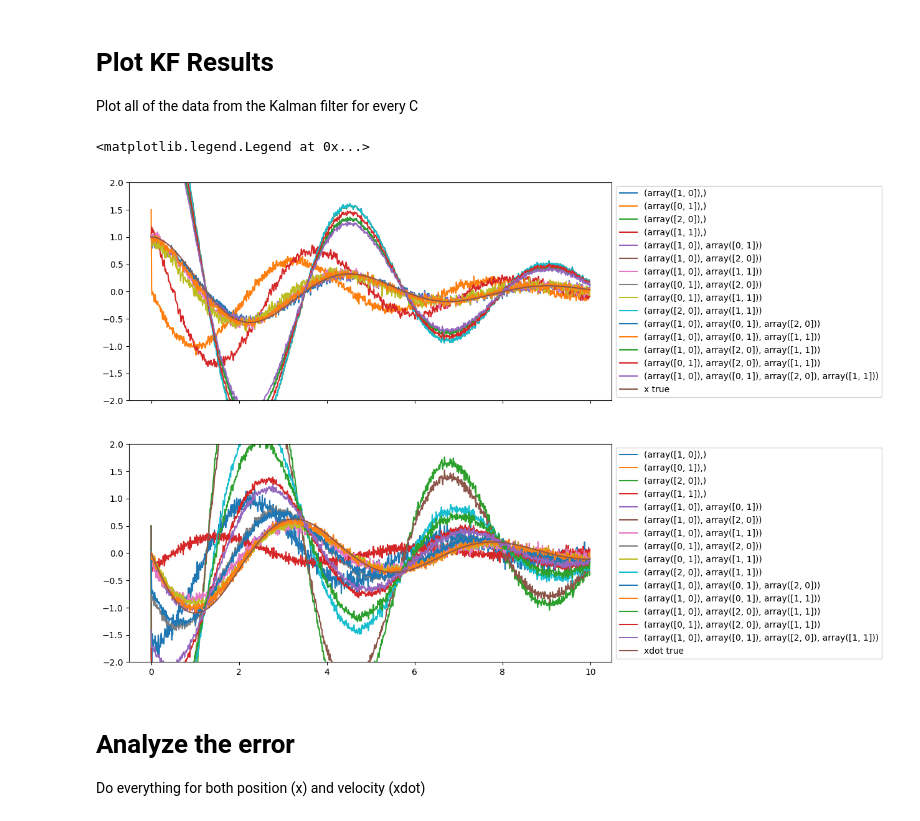
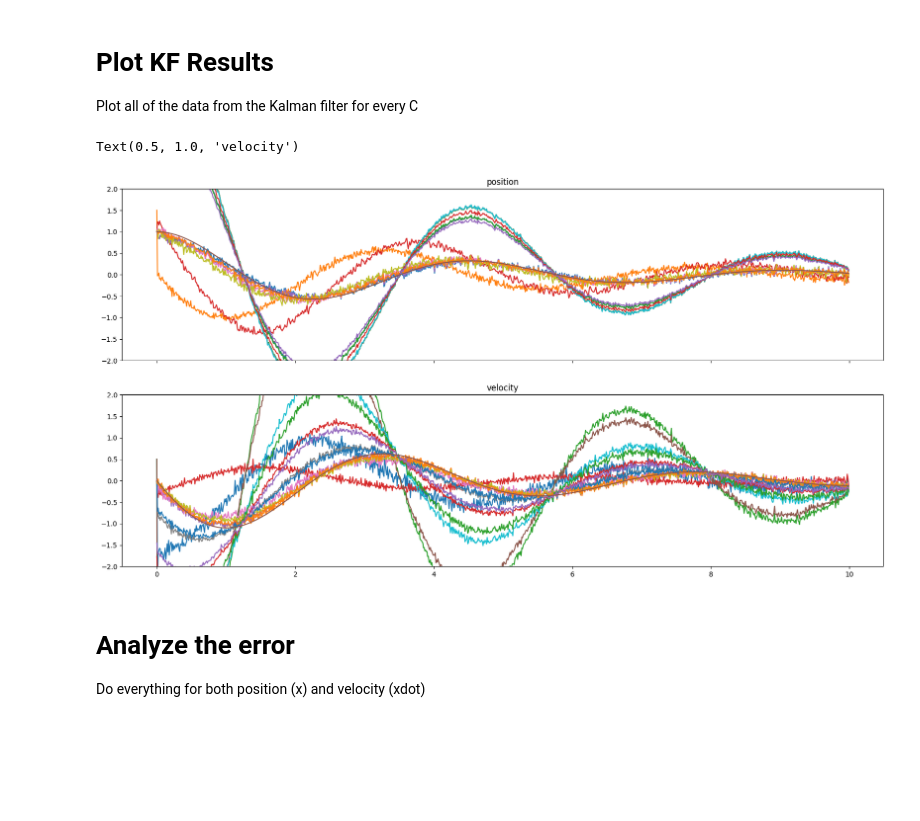
Before and after one commit to jadenmecham/First-Project, a Jupyter notebook: 3 - Sort All Combos/floris-adapted/springmass-sort.ipynb, the cells around one changed output. Saved outputs shown, nothing was run; the diff lists cells and outputs as text; code cells hidden in the pictures; blank space fills up the shorter version.

Commit message:
getting figures for presentation

```diff
--- a/3 - Sort All Combos/floris-adapted/springmass-sort.ipynb
+++ b/3 - Sort All Combos/floris-adapted/springmass-sort.ipynb
@@ -311,25 +327,28 @@ print(results[0]['P0'][0])
 Plot all of the data from the Kalman filter for every C
 # %%
 # plot x and xdot for all data sets in results
-fig, ax = plt.subplots(2, 1, figsize=(10, 10), sharex=True)
+fig, ax = plt.subplots(2, 1, figsize=(20, 10), sharex=True)
 # set the font size
 plt.rcParams.update({'font.size': 10})
 for i in range(len(C)):
     ax[0].plot(t, results[i]['x'], label=C[i])
     ax[1].plot(t, results[i]['xdot'], label=C[i])
 ax[0].plot(t, x, label='x true')
 ax[1].plot(t, xdot, label='xdot true')
 
 # set y limits
 ax[0].set_ylim(-2, 2)
 ax[1].set_ylim(-2, 2)
 
+ax[0].set_title('position')
+ax[1].set_title('velocity')
+
 # put a legend to the right side
-ax[0].legend(loc='center left', bbox_to_anchor=(1, 0.5))
-ax[1].legend(loc='center left', bbox_to_anchor=(1, 0.5))
+# ax[0].legend(loc='center left', bbox_to_anchor=(1, 0.5))
+# ax[1].legend(loc='center left', bbox_to_anchor=(1, 0.5))
 # %% [output]
-<matplotlib.legend.Legend at 0x...>
+Text(0.5, 1.0, 'velocity')
-[figure, old version]
+[figure, new version]
 # %% [markdown]
 # Analyze the error
 
```
Also changed, not shown: parts of 8 cells of this notebook, 1 other file.
